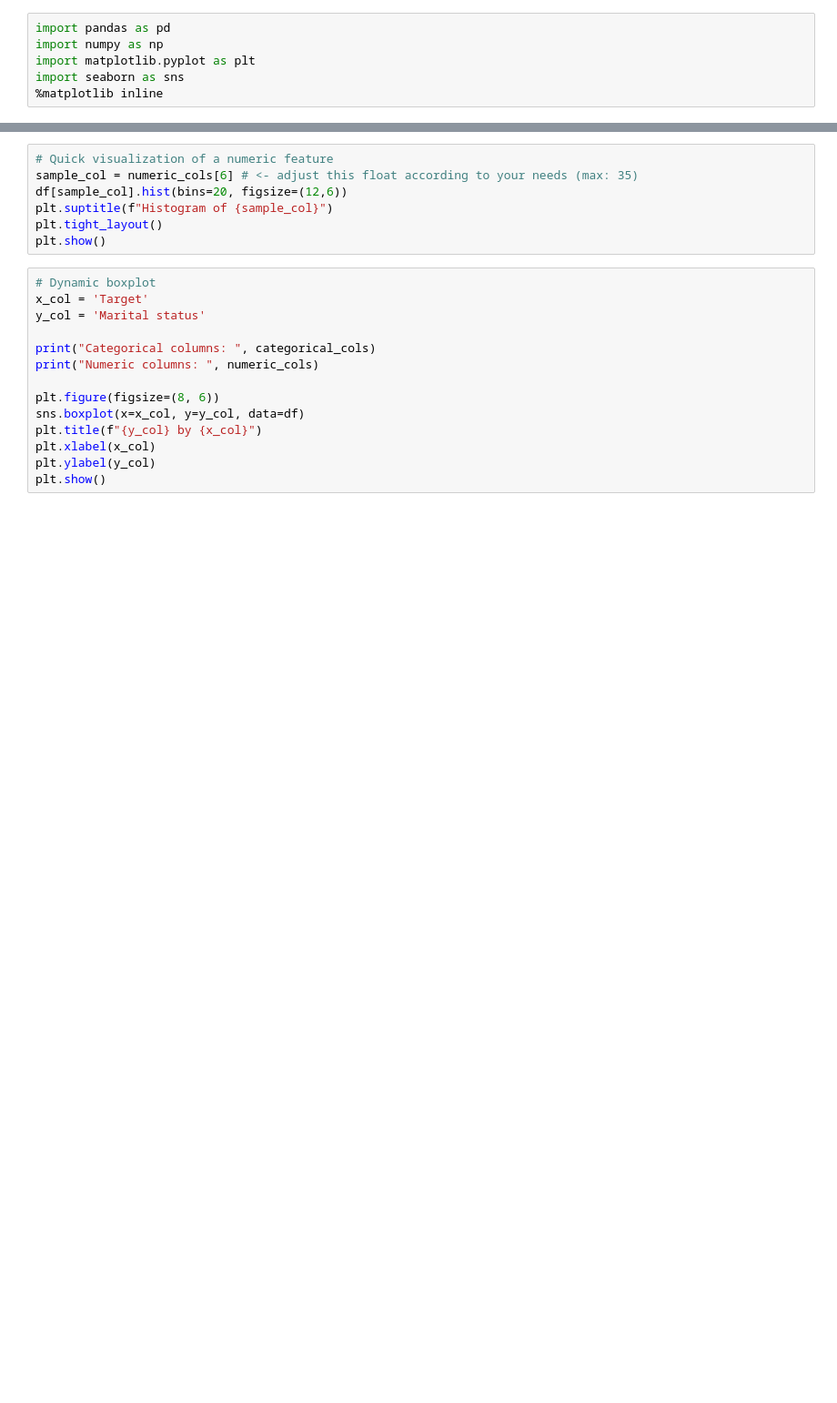
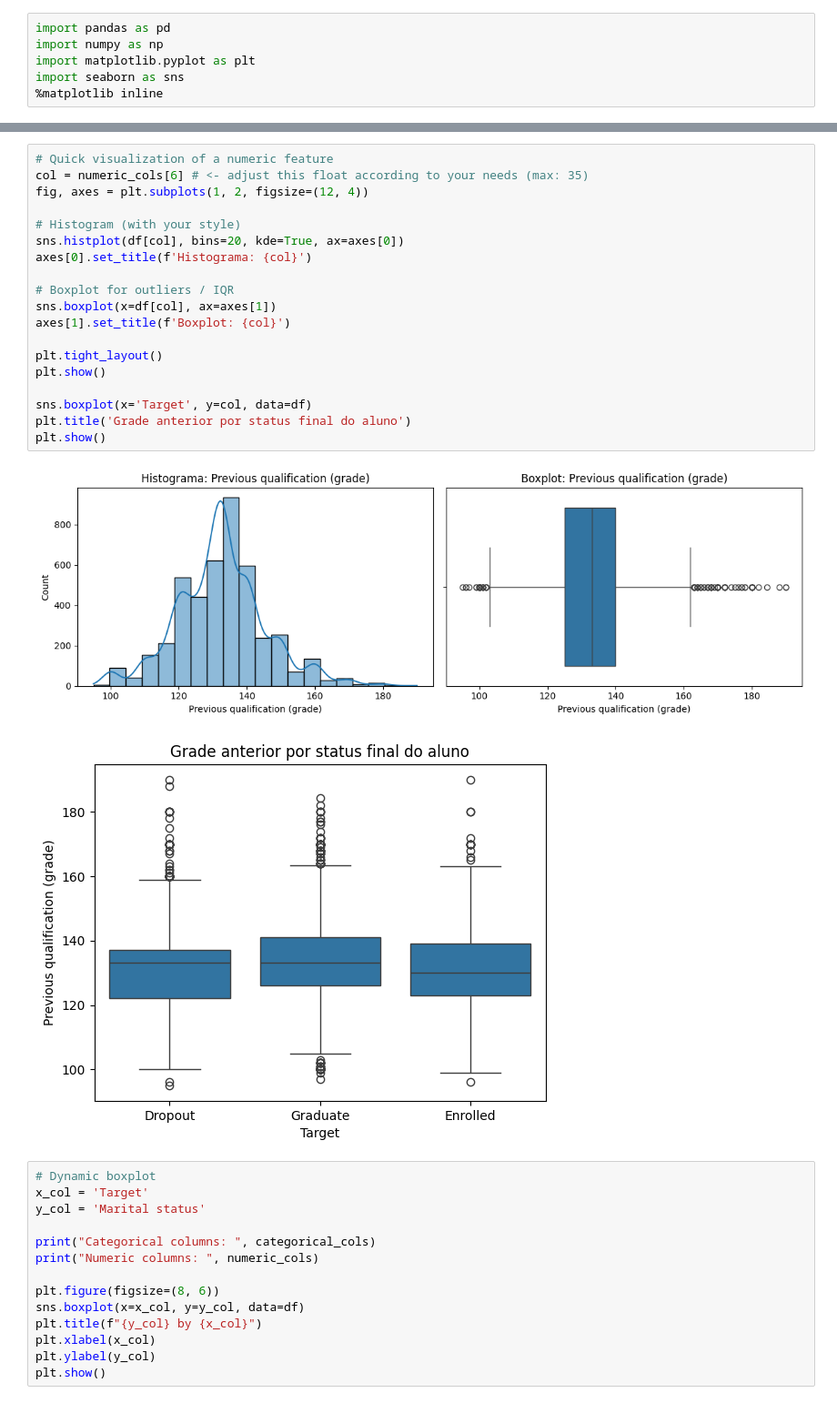
Before and after one commit to 21RM/Y3S2-AI-Proj2, a Jupyter notebook: notebooks/01_data_loading.ipynb, the cells around one changed output, grey strips where cells are left out. Shown at 91% size. Saved outputs shown, nothing was run; the diff lists cells and outputs as text; blank space fills up the shorter version.

```diff
--- a/notebooks/01_data_loading.ipynb
+++ b/notebooks/01_data_loading.ipynb
@@ -44,10 +102,25 @@ if 'Target' in df.columns:
 # %%
 # Quick visualization of a numeric feature
-sample_col = numeric_cols[6] # <- adjust this float according to your needs (max: 35)
-df[sample_col].hist(bins=20, figsize=(12,6))
-plt.suptitle(f"Histogram of {sample_col}")
+col = numeric_cols[6] # <- adjust this float according to your needs (max: 35)
+fig, axes = plt.subplots(1, 2, figsize=(12, 4))
+
+# Histogram (with your style)
+sns.histplot(df[col], bins=20, kde=True, ax=axes[0])
+axes[0].set_title(f'Histograma: {col}')
+
+# Boxplot for outliers / IQR
+sns.boxplot(x=df[col], ax=axes[1])
+axes[1].set_title(f'Boxplot: {col}')
+
 plt.tight_layout()
 plt.show()
+
+sns.boxplot(x='Target', y=col, data=df)
+plt.title('Grade anterior por status final do aluno')
+plt.show()
+# %% [output]
+[figure, added]
+[figure, added]
 # %%
 # Dynamic boxplot
 x_col = 'Target'
```
Also changed, not shown: parts of 7 cells of this notebook, 1 other file.
